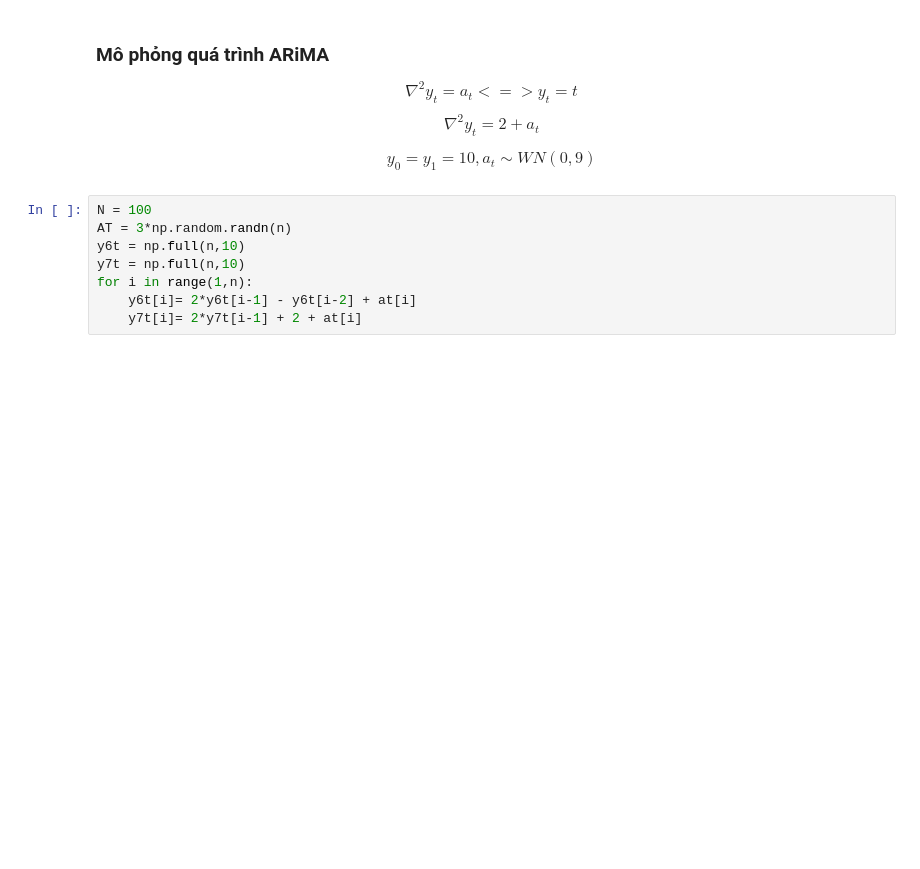
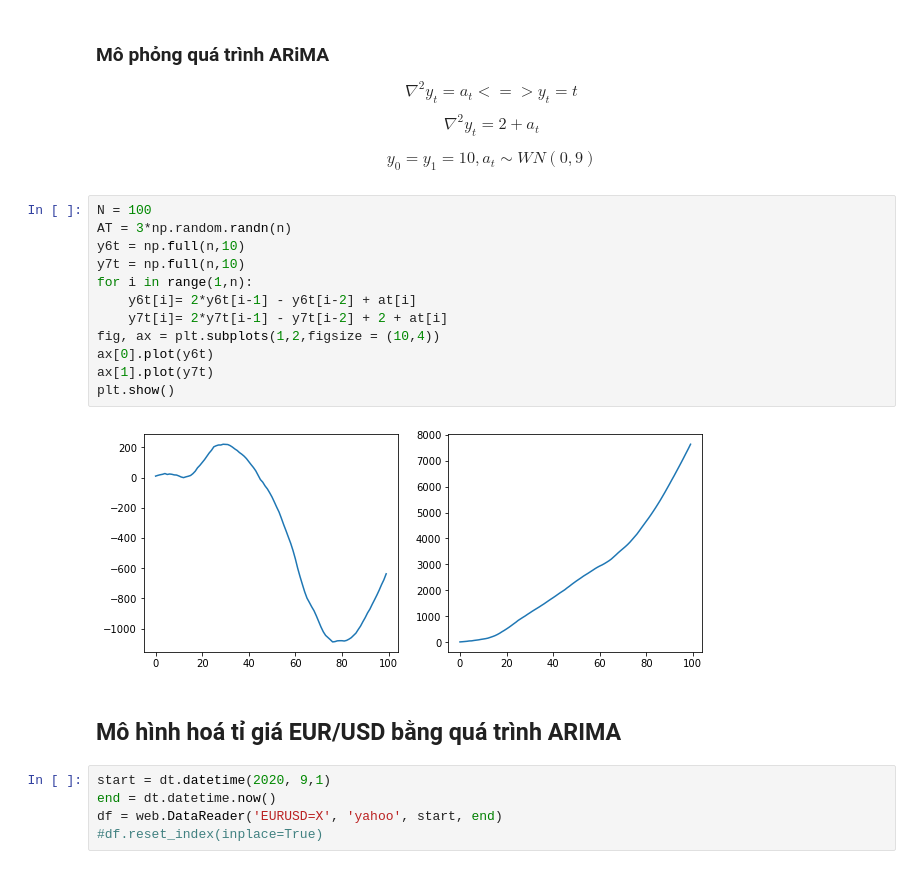
Before and after one commit to tranquocthien/Time-series-analysis, a Jupyter notebook: mo-hinh-ARIMA.ipynb, the cells around one changed output. Cells and saved outputs as stored; diff of their text form; blank space fills up the shorter version.

Commit message:
arima

```diff
--- a/mo-hinh-ARIMA.ipynb
+++ b/mo-hinh-ARIMA.ipynb
@@ -58,8 +103,21 @@ $$y_0=y_1=10, a_t \sim WN(0,9)$$
 # %%
 N = 100
 AT = 3*np.random.randn(n)
 y6t = np.full(n,10)
 y7t = np.full(n,10)
 for i in range(1,n):
     y6t[i]= 2*y6t[i-1] - y6t[i-2] + at[i]
-    y7t[i]= 2*y7t[i-1] + 2 + at[i]
+    y7t[i]= 2*y7t[i-1] - y7t[i-2] + 2 + at[i]
+fig, ax = plt.subplots(1,2,figsize = (10,4))
+ax[0].plot(y6t)
+ax[1].plot(y7t)
+plt.show()
+# %% [output]
+[figure, added]
+# %% [markdown]
+## Mô hình hoá tỉ giá EUR/USD bằng quá trình ARIMA
+# %%
+start = dt.datetime(2020, 9,1)
+end = dt.datetime.now()
+df = web.DataReader('EURUSD=X', 'yahoo', start, end)
+#df.reset_index(inplace=True)
```
Also changed, not shown: parts of 46 cells of this notebook, 6 other files.
